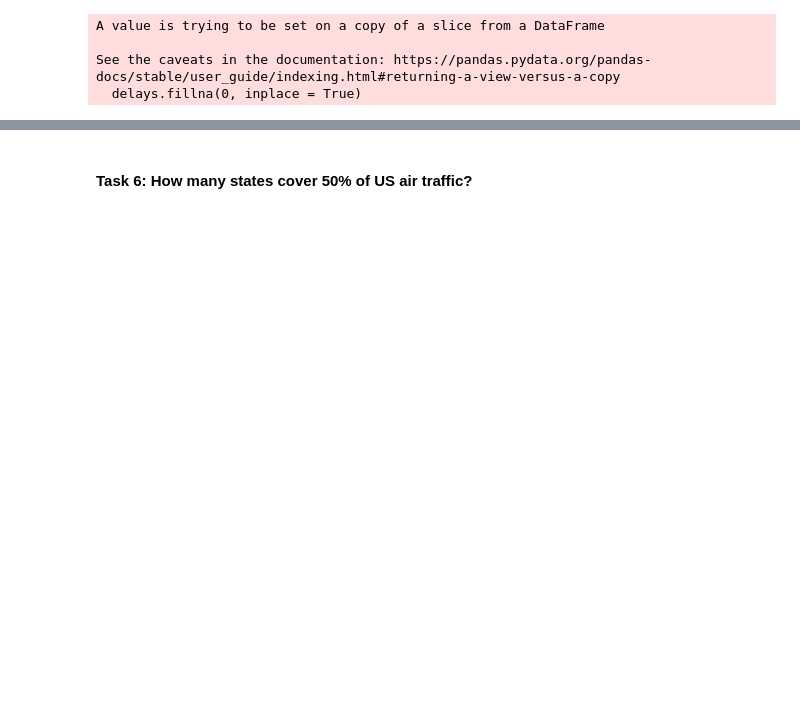
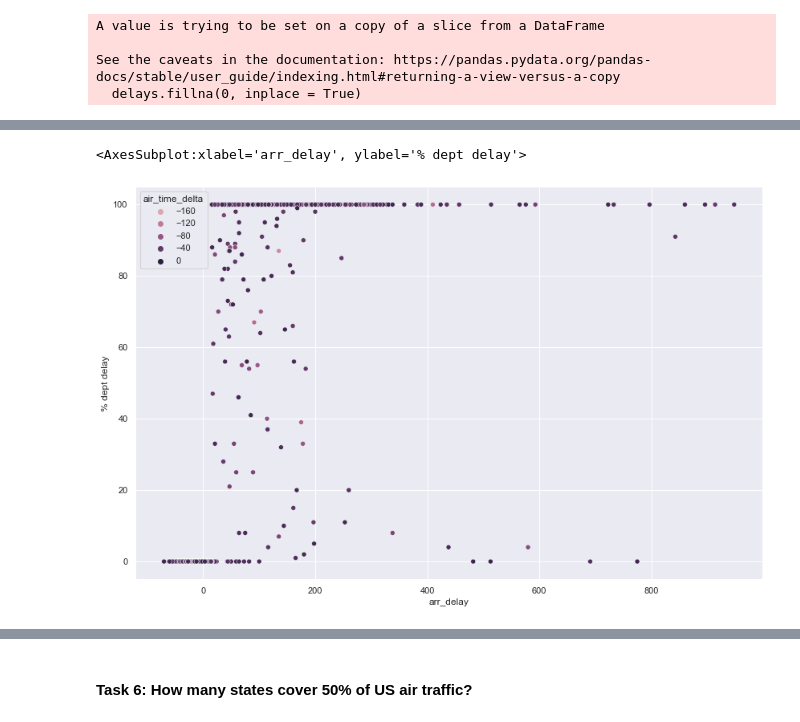
Before and after one commit to BRCanada/Flight-Delay-Prediction, a Jupyter notebook: Flight_Data_Exploration_HC.ipynb, the cells around one changed output, grey strips where cells are left out. Saved outputs shown, nothing was run; the diff lists cells and outputs as text; code cells hidden in the pictures; blank space fills up the shorter version.

```diff
--- a/Flight_Data_Exploration_HC.ipynb
+++ b/Flight_Data_Exploration_HC.ipynb
@@ -326,7 +351,7 @@ Try using .loc[row_indexer,col_indexer] = value instead
 See the caveats in the documentation: https://pandas.pydata.org/pandas-docs/stable/user_guide/indexing.html#returning-a-view-versus-a-copy
   delays['departure_delay'] = delays[['carrier_delay','nas_delay','security_delay','late_aircraft_delay']].sum(axis=1)
 # %%
-delays['% dept delay'] = delays['departure_delay']/delays['arr_delay']*100
+delays['% dept delay'] = round(delays['departure_delay']/delays['arr_delay']*100)
 # %% [output]
 A value is trying to be set on a copy of a slice from a DataFrame.
 Try using .loc[row_indexer,col_indexer] = value instead
@@ -340,3 +365,5 @@ A value is trying to be set on a copy of a slice from a DataFrame
 
 See the caveats in the documentation: https://pandas.pydata.org/pandas-docs/stable/user_guide/indexing.html#returning-a-view-versus-a-copy
   delays.fillna(0, inplace = True)
+# %%
+delays['air_time_delta'] = delays['air_time']-delays['actual_elapsed_time']      #will show if they were slower or faster than expected
@@ -343,2 +376,2 @@ See the caveats in the documentation: https://pandas.pydata.org/pandas-docs/stab
 # %%
-delays[['arr_delay','departure_delay','% dept delay']].sort_values('% dept delay', ascending = False)
+delay_result = delays[['arr_delay','departure_delay','% dept delay', 'air_time_delta']].sort_values('% dept delay', ascending = False)
@@ -358,0 +387,5 @@ delays[['arr_delay','departure_delay','% dept delay']].sort_values('% dept delay
+# %%
+sns.scatterplot(data=delay_result, x="arr_delay", y="% dept delay", hue = 'air_time_delta')
+# %% [output]
+<AxesSubplot:xlabel='arr_delay', ylabel='% dept delay'>
+[figure, added]
```
Also changed, not shown: parts of 56 cells of this notebook.
